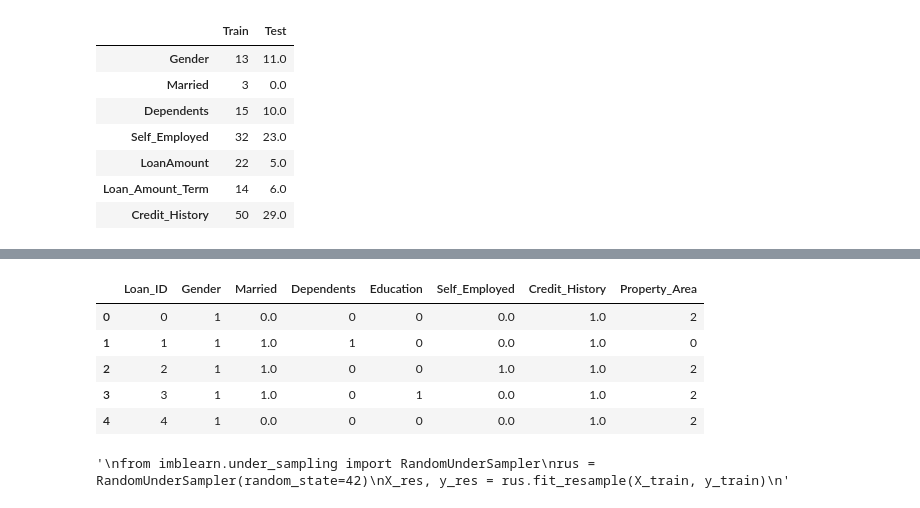
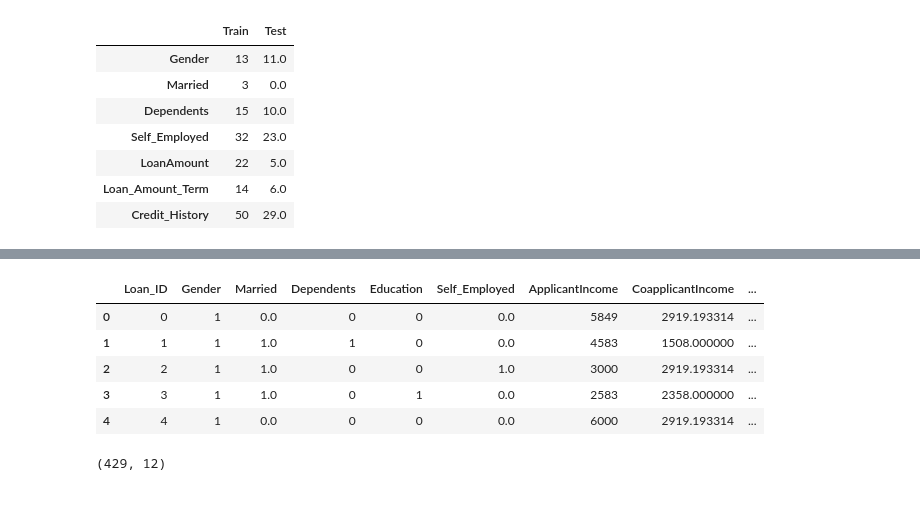
Before and after one commit to indrajeetpala19/Loan-Prediction-AV, a Jupyter notebook: Loan Prediction.ipynb, the cells around one changed output, grey strips where cells are left out. Saved outputs shown, nothing was run; the diff lists cells and outputs as text; code cells hidden in the pictures.

```diff
--- a/Loan Prediction.ipynb
+++ b/Loan Prediction.ipynb
@@ -139,0 +126,2 @@ df=pd.concat([train_df,test_df],axis=0)
+# %%
+train_df = train_df.apply(lambda x:x.fillna(x.value_counts().index[0]))
@@ -140 +139,7 @@ df=pd.concat([train_df,test_df],axis=0)
+# %%
+X=np.zeros((614, 13))
+y=np.zeros((614, 1))
+X=train_df.iloc[:,0:]
+y=train_df['Loan_Status']
+X.drop(['Loan_Status'],axis=1,inplace=True)
 # %%
@@ -158,2 +157,0 @@ df = df.apply(lambda x:x.fillna(x.value_counts().index[0]))
-# %%
-X=df.iloc[:,0:12]
@@ -182,8 +159,9 @@ X_cont.head()
 from sklearn.preprocessing import LabelEncoder
 label_x = LabelEncoder()
 # %%
-X_cat.iloc[:,0]=label_x.fit_transform(X_cat.iloc[:,0])
-X_cat.iloc[:,1]=label_x.fit_transform(X_cat.iloc[:,1])
-X_cat.iloc[:,3]=label_x.fit_transform(X_cat.iloc[:,3])
-X_cat.iloc[:,4]=label_x.fit_transform(X_cat.iloc[:,4])
-X_cat.iloc[:,7]=label_x.fit_transform(X_cat.iloc[:,7])
+X.iloc[:,0]=label_x.fit_transform(X.iloc[:,0])
+X.iloc[:,1]=label_x.fit_transform(X.iloc[:,1])
+X.iloc[:,3]=label_x.fit_transform(X.iloc[:,3])
+X.iloc[:,4]=label_x.fit_transform(X.iloc[:,4])
+X.iloc[:,9]=label_x.fit_transform(X.iloc[:,9])
+X.iloc[:,11]=label_x.fit_transform(X.iloc[:,11])
@@ -196,9 +184,9 @@ See the caveats in the documentation: https://pandas.pydata.org/pandas-docs/stab
 # %%
-X_cat.head()
+X.head()
 # %% [output]
-|  | Loan_ID | Gender | Married | Dependents | Education | Self_Employed | Credit_History | Property_Area |
-| 0 | 0 | 1 | 0.0 | 0 | 0 | 0.0 | 1.0 | 2 |
-| 1 | 1 | 1 | 1.0 | 1 | 0 | 0.0 | 1.0 | 0 |
-| 2 | 2 | 1 | 1.0 | 0 | 0 | 1.0 | 1.0 | 2 |
-| 3 | 3 | 1 | 1.0 | 0 | 1 | 0.0 | 1.0 | 2 |
-| 4 | 4 | 1 | 0.0 | 0 | 0 | 0.0 | 1.0 | 2 |
+|  | Loan_ID | Gender | Married | Dependents | Education | Self_Employed | ApplicantIncome | CoapplicantIncome | ... |
+| 0 | 0 | 1 | 0.0 | 0 | 0 | 0.0 | 5849 | 2919.193314 | ... |
+| 1 | 1 | 1 | 1.0 | 1 | 0 | 0.0 | 4583 | 1508.000000 | ... |
+| 2 | 2 | 1 | 1.0 | 0 | 0 | 1.0 | 3000 | 2919.193314 | ... |
+| 3 | 3 | 1 | 1.0 | 0 | 1 | 0.0 | 2583 | 2358.000000 | ... |
+| 4 | 4 | 1 | 0.0 | 0 | 0 | 0.0 | 6000 | 2919.193314 | ... |
@@ -213,12 +193,6 @@ x_test=x[614:,:]
 # %%
 from sklearn.model_selection import train_test_split
-X_train,X_test,y_train,y_test=train_test_split(x_train,y,test_size=0.3,random_state=42)
+X_train,X_test,y_train,y_test=train_test_split(X,y,test_size=0.3,random_state=101)
+X_train.shape
+# %% [output]
+(429, 12)
-# %%
-"""
-from imblearn.under_sampling import RandomUnderSampler
-rus = RandomUnderSampler(random_state=42)
-X_res, y_res = rus.fit_resample(X_train, y_train)
-"""
-#reduced accuracy by 5%
-# %% [output]
-'\nfrom imblearn.under_sampling import RandomUnderSampler\nrus = RandomUnderSampler(random_state=42)\nX_res, y_res = rus.fit_resample(X_train, y_train)\n'
```
Also changed, not shown: parts of 57 cells of this notebook, 2 other files.
